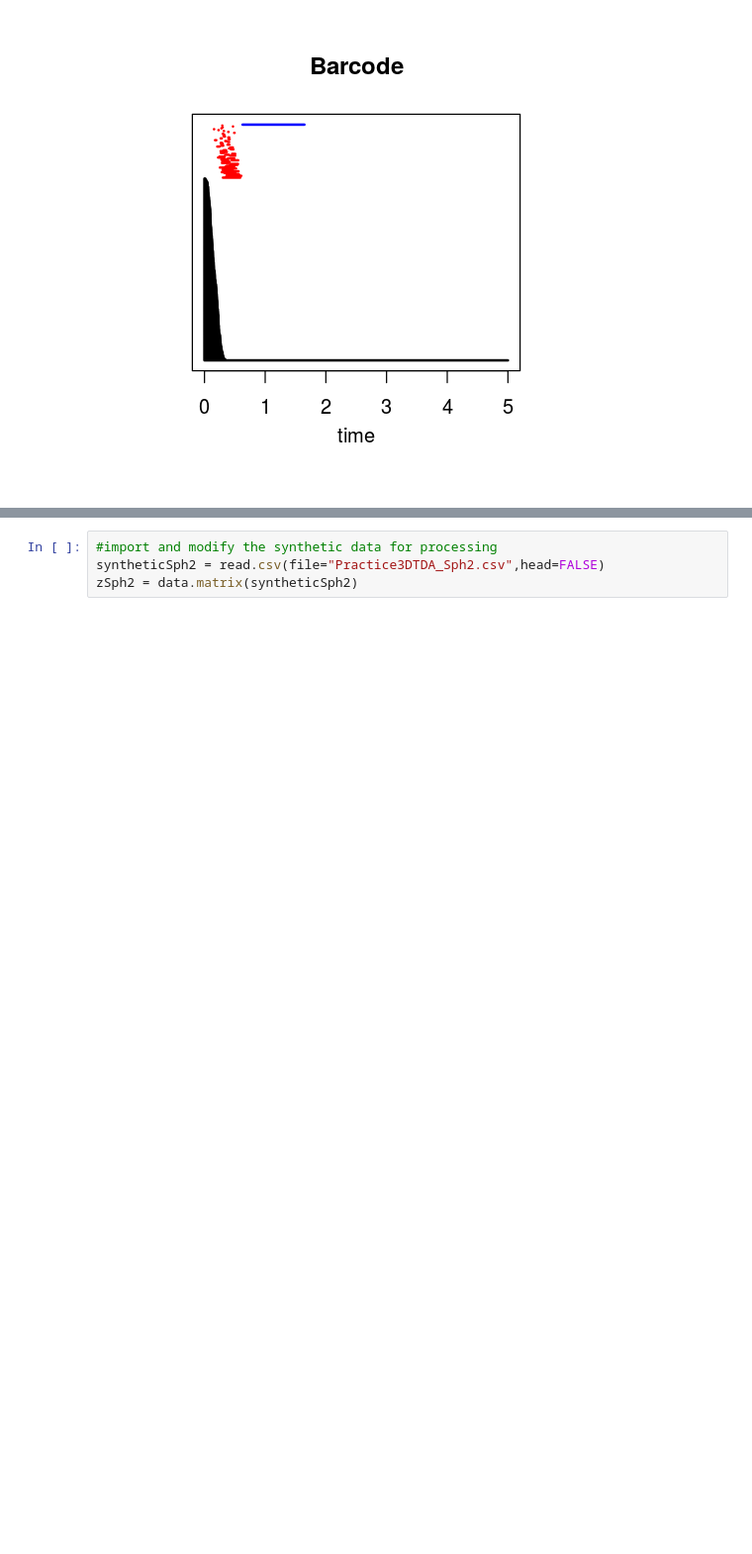
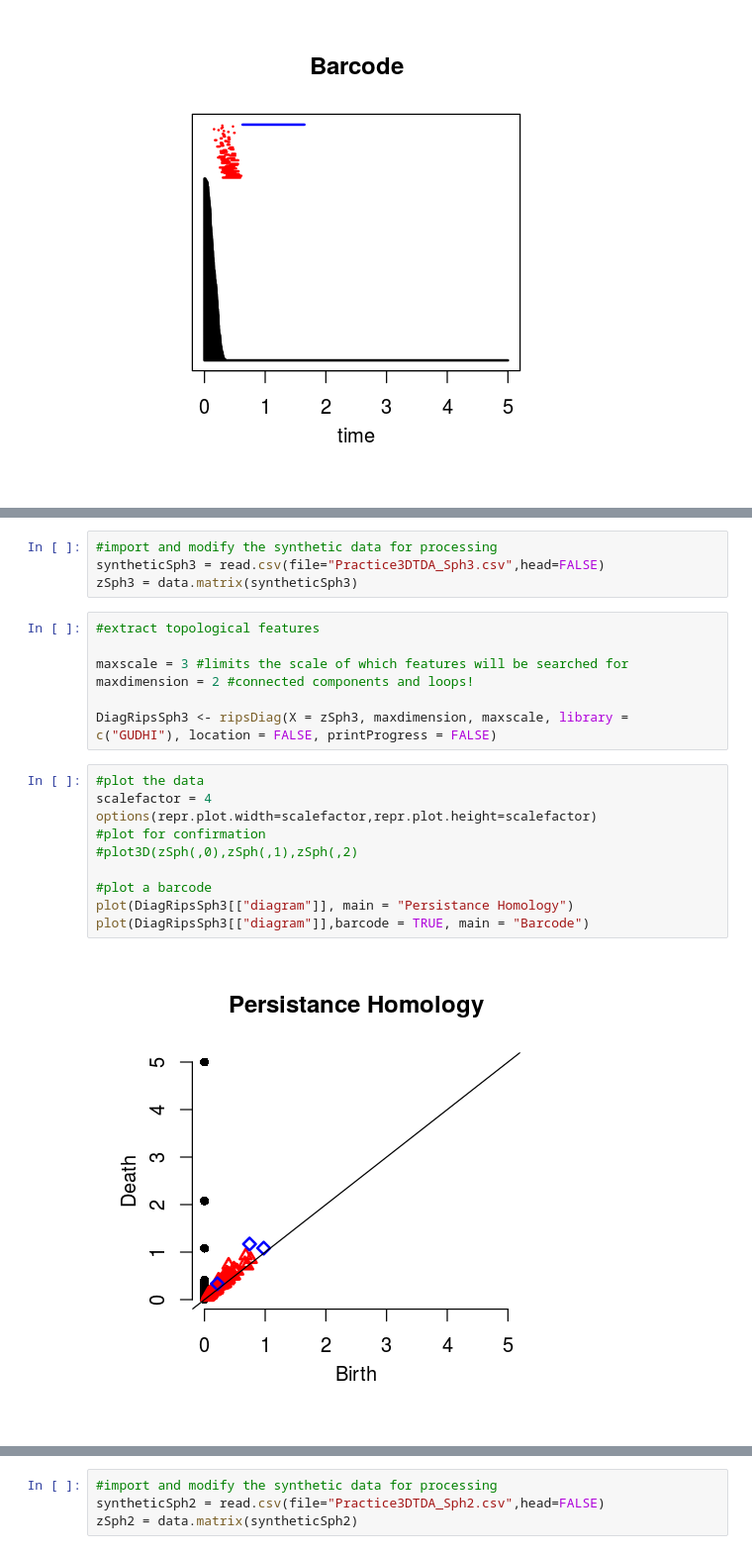
Before and after one commit to zneronha/Fall2018, a Jupyter notebook: 2D_TDApractice.ipynb, the cells around one changed output, grey strips where cells are left out. Shown: that part at 99% size. Drawn from its saved outputs; the diff is of its cells as text; blank space fills up the shorter version.

Commit message:
Enhanced resolution of 3D Features with barcodes

```diff
--- a/2D_TDApractice.ipynb
+++ b/2D_TDApractice.ipynb
@@ -133,0 +141,23 @@ plot(DiagRipsSph[["diagram"]],barcode = TRUE, main = "Barcode")
+# %%
+#import and modify the synthetic data for processing
+syntheticSph3 = read.csv(file="Practice3DTDA_Sph3.csv",head=FALSE)
+zSph3 = data.matrix(syntheticSph3)
+# %%
+#extract topological features
+
+maxscale = 3 #limits the scale of which features will be searched for
+maxdimension = 2 #connected components and loops!
+
+DiagRipsSph3 <- ripsDiag(X = zSph3, maxdimension, maxscale, library = c("GUDHI"), location = FALSE, printProgress = FALSE)
+# %%
+#plot the data
+scalefactor = 4
+options(repr.plot.width=scalefactor,repr.plot.height=scalefactor)
+#plot for confirmation
+#plot3D(zSph(,0),zSph(,1),zSph(,2)
+
+#plot a barcode
+plot(DiagRipsSph3[["diagram"]], main = "Persistance Homology")
+plot(DiagRipsSph3[["diagram"]],barcode = TRUE, main = "Barcode")
+# %% [output]
+[figure, added]
```
Also changed, not shown: parts of 6 cells of this notebook, 1 other file.
